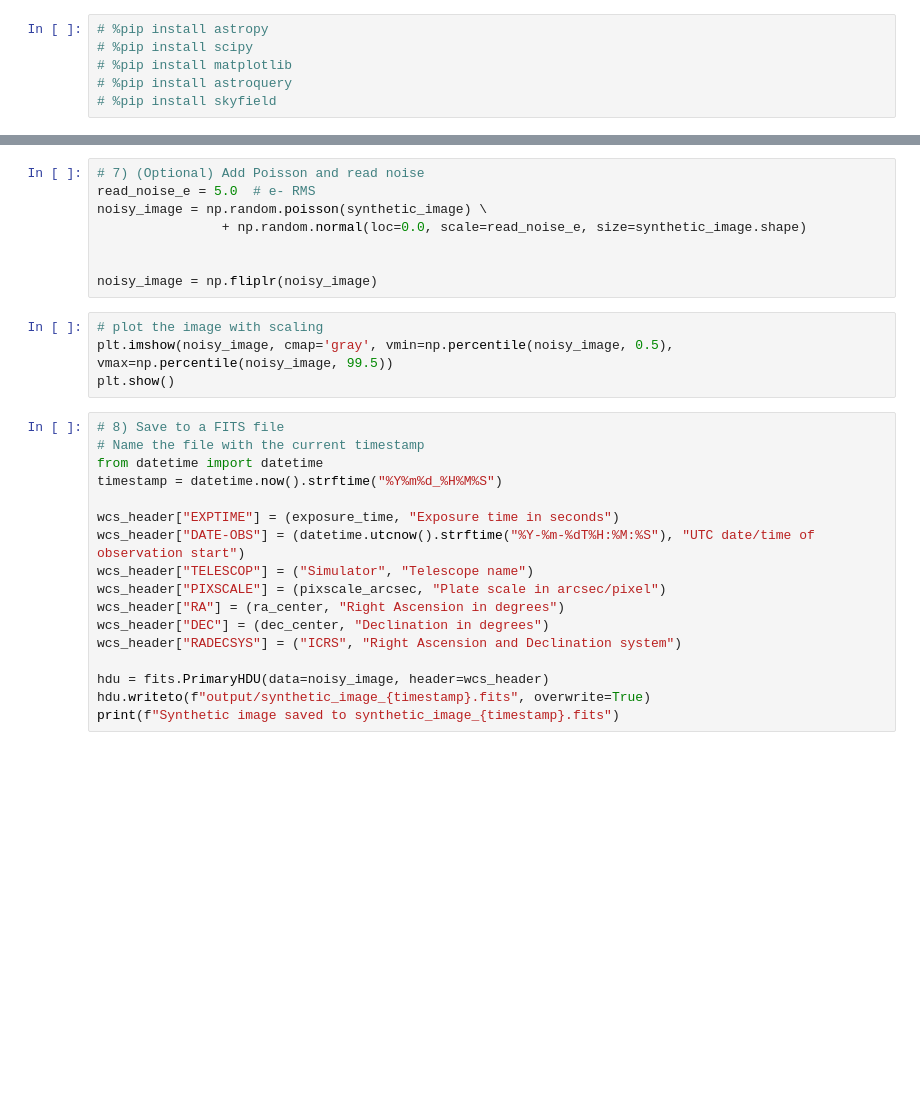
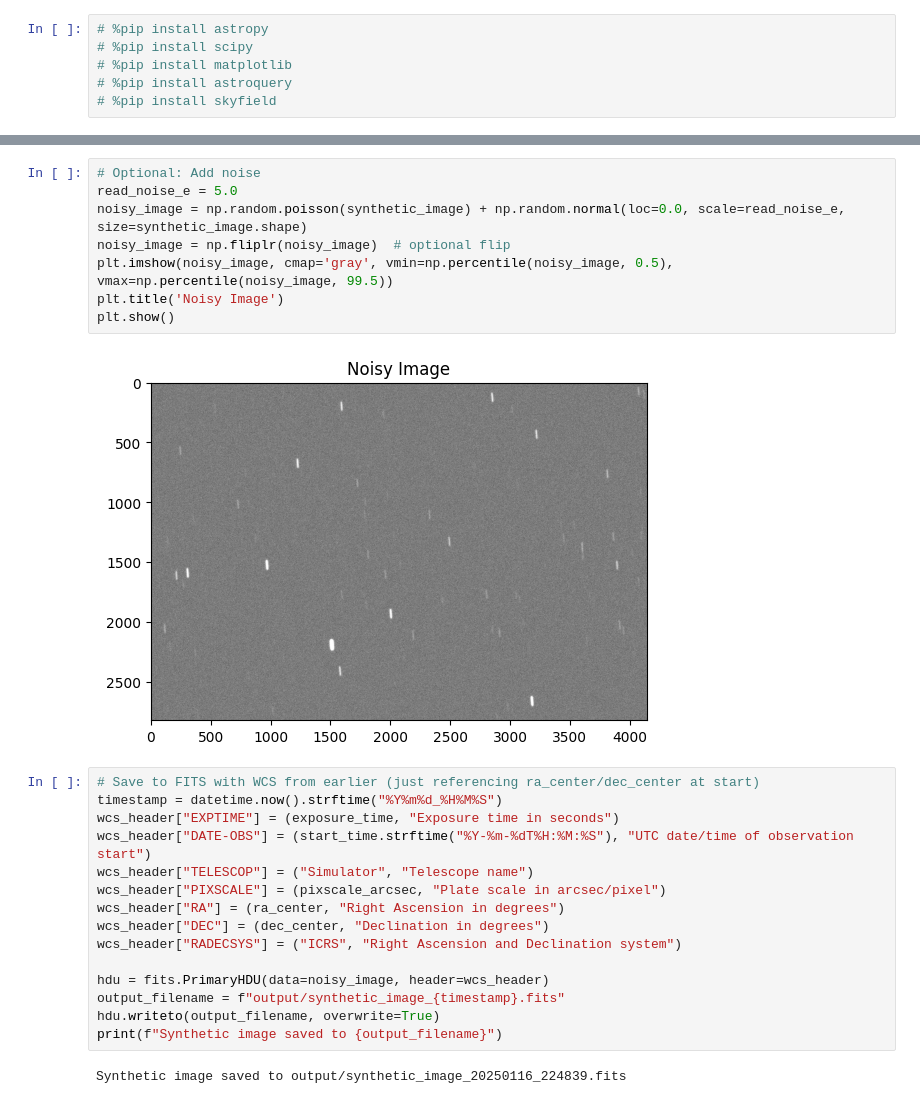
Before and after one commit to michaelstanton/synthetic-fits, a Jupyter notebook: generate-fits.ipynb, the cells around one changed output, grey strips where cells are left out. Saved outputs shown, nothing was run; the diff lists cells and outputs as text; blank space fills up the shorter version.

```diff
--- a/generate-fits.ipynb
+++ b/generate-fits.ipynb
@@ -165,23 +148,18 @@ plt.show()
 # %%
-# 7) (Optional) Add Poisson and read noise
-read_noise_e = 5.0  # e- RMS
-noisy_image = np.random.poisson(synthetic_image) \
-                + np.random.normal(loc=0.0, scale=read_noise_e, size=synthetic_image.shape)
-
-
-noisy_image = np.fliplr(noisy_image)
+# Optional: Add noise
+read_noise_e = 5.0
+noisy_image = np.random.poisson(synthetic_image) + np.random.normal(loc=0.0, scale=read_noise_e, size=synthetic_image.shape)
+noisy_image = np.fliplr(noisy_image)  # optional flip
+plt.imshow(noisy_image, cmap='gray', vmin=np.percentile(noisy_image, 0.5), vmax=np.percentile(noisy_image, 99.5))
+plt.title('Noisy Image')
+plt.show()
+# %% [output]
+[figure, added]
-# %%
-# plot the image with scaling
-plt.imshow(noisy_image, cmap='gray', vmin=np.percentile(noisy_image, 0.5), vmax=np.percentile(noisy_image, 99.5))
-plt.show()
 # %%
-# 8) Save to a FITS file
-# Name the file with the current timestamp
-from datetime import datetime
+# Save to FITS with WCS from earlier (just referencing ra_center/dec_center at start)
 timestamp = datetime.now().strftime("%Y%m%d_%H%M%S")
-
 wcs_header["EXPTIME"] = (exposure_time, "Exposure time in seconds")
-wcs_header["DATE-OBS"] = (datetime.utcnow().strftime("%Y-%m-%dT%H:%M:%S"), "UTC date/time of observation start")
+wcs_header["DATE-OBS"] = (start_time.strftime("%Y-%m-%dT%H:%M:%S"), "UTC date/time of observation start")
 wcs_header["TELESCOP"] = ("Simulator", "Telescope name")
 wcs_header["PIXSCALE"] = (pixscale_arcsec, "Plate scale in arcsec/pixel")
 wcs_header["RA"] = (ra_center, "Right Ascension in degrees")
@@ -189,5 +167,8 @@ wcs_header["DEC"] = (dec_center, "Declination in degrees")
 wcs_header["RADECSYS"] = ("ICRS", "Right Ascension and Declination system")
 
 hdu = fits.PrimaryHDU(data=noisy_image, header=wcs_header)
-hdu.writeto(f"output/synthetic_image_{timestamp}.fits", overwrite=True)
-print(f"Synthetic image saved to synthetic_image_{timestamp}.fits")
+output_filename = f"output/synthetic_image_{timestamp}.fits"
+hdu.writeto(output_filename, overwrite=True)
+print(f"Synthetic image saved to {output_filename}")
+# %% [output]
+Synthetic image saved to output/synthetic_image_20250116_224839.fits
```
Also changed, not shown: parts of 14 cells of this notebook, 1 other file.
